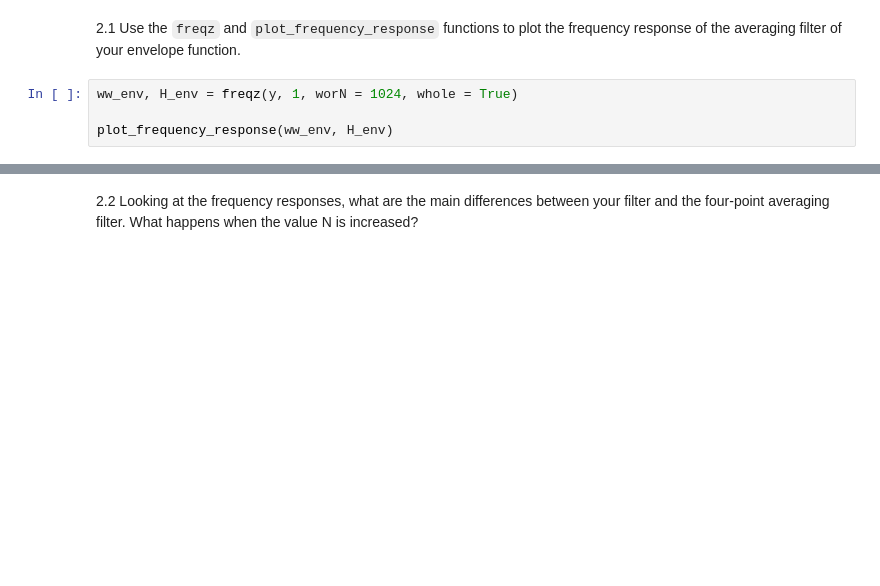
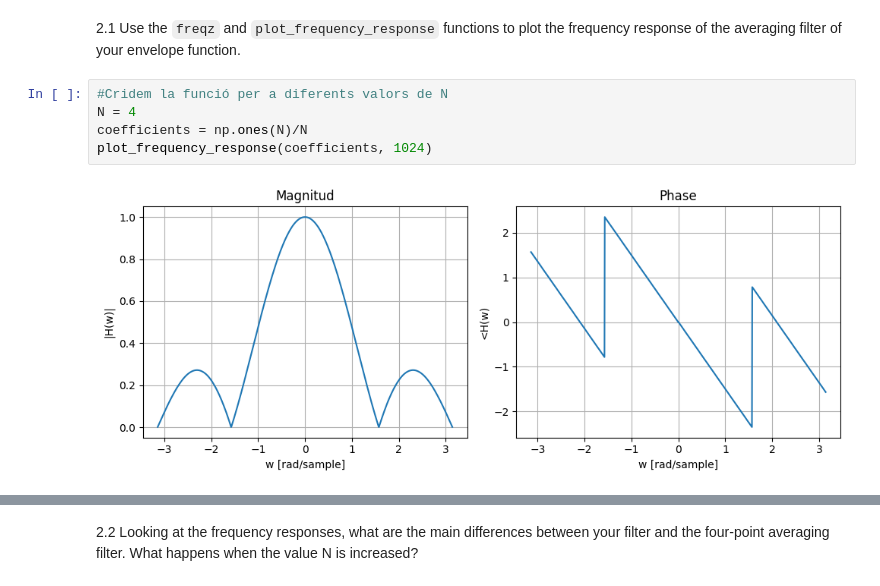
Before and after one commit to bernatnogueras/sis1_group202_bernat, a Jupyter notebook: labs/Lab5.ipynb, the cells around one changed output, grey strips where cells are left out. Drawn from its saved outputs; the diff is of its cells as text; blank space fills up the shorter version.

```diff
--- a/labs/Lab5.ipynb
+++ b/labs/Lab5.ipynb
@@ -102,7 +101,10 @@ plt.show()
 For FIR filters, the second argument of `freqz(-, 1,- )` must always be equal to 1. The frequency vector ww should cover an interval of length 2π for ω , and its spacing must be fine enough to give a smooth curve for H(ejω) . Note: we will always use capital H for the frequency response.
 # %% [markdown]
 2.1 Use the `freqz` and `plot_frequency_response` functions to plot the frequency response of the averaging filter of your envelope function.
-# %%
-ww_env, H_env = freqz(y, 1, worN = 1024, whole = True)
-
-plot_frequency_response(ww_env, H_env)
+# %%
+#Cridem la funció per a diferents valors de N
+N = 4
+coefficients = np.ones(N)/N
+plot_frequency_response(coefficients, 1024)
+# %% [output]
+[figure, added]
```
Also changed, not shown: parts of 17 cells of this notebook.
